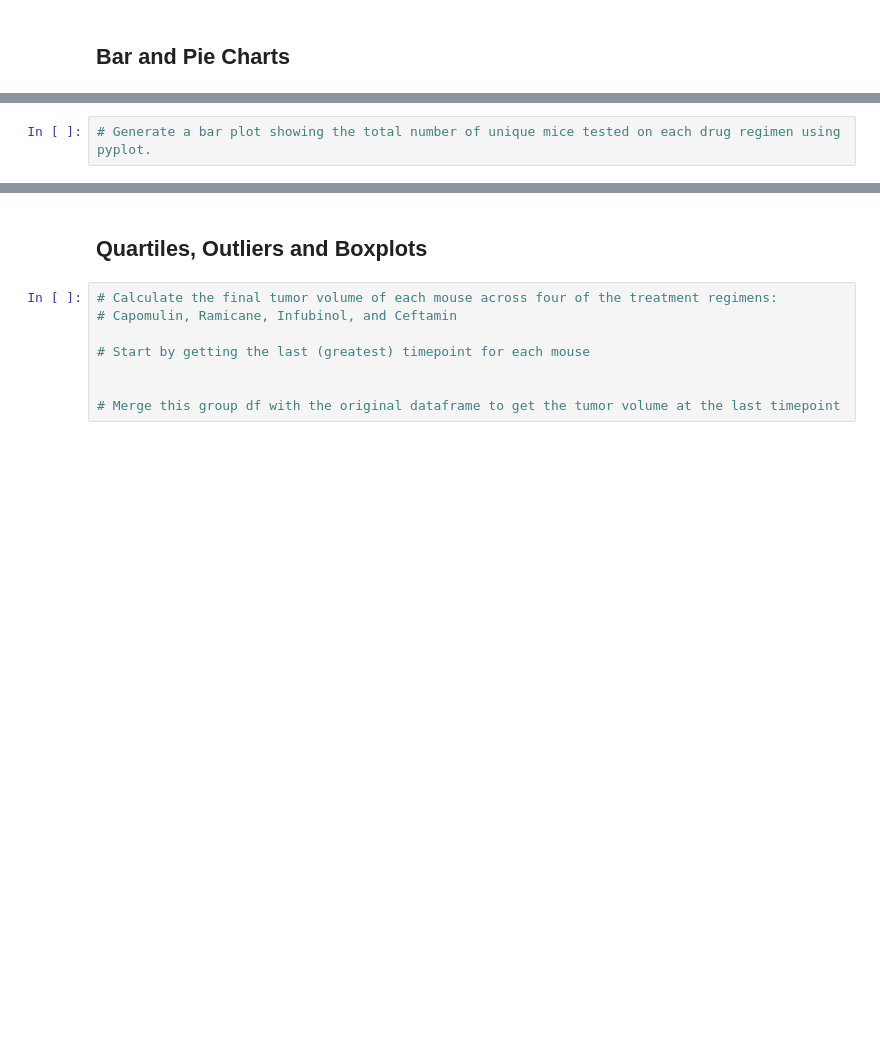
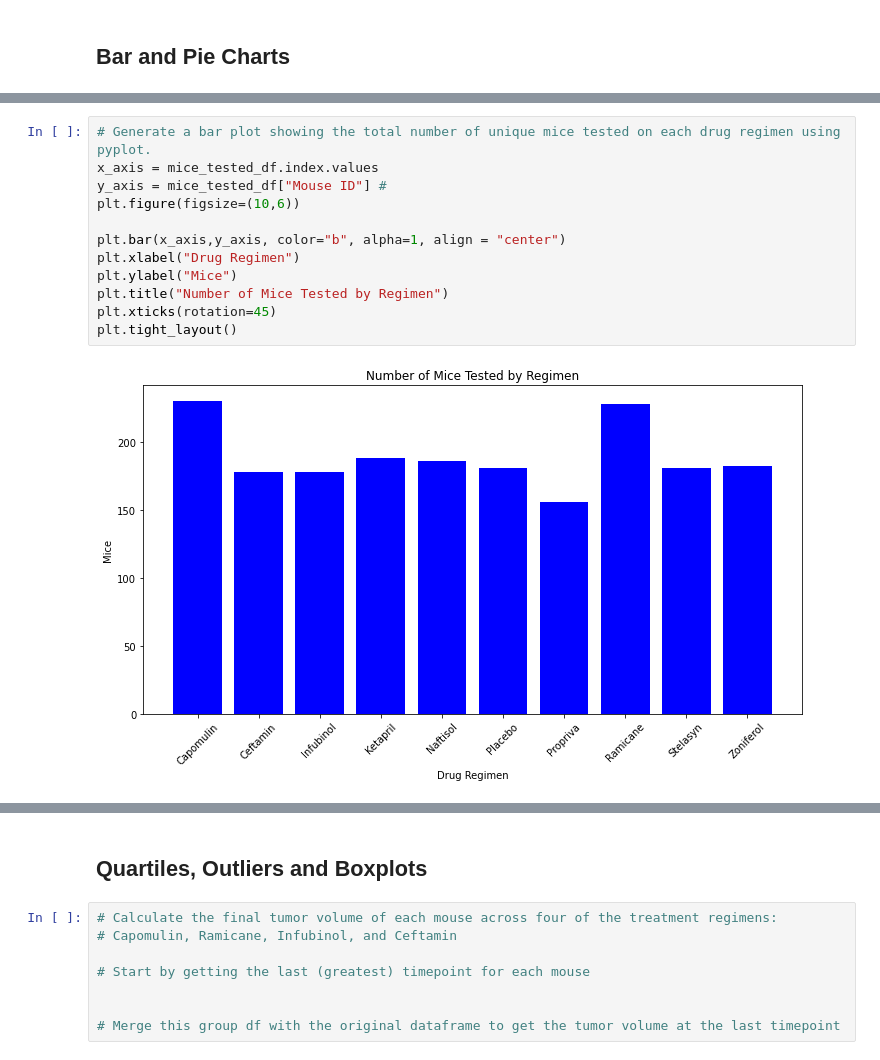
Before and after one commit to joe-m-2020/Pymaceuticals, a Jupyter notebook: pymaceuticals_starter-checkpoint-checkpoint-checkpoint.ipynb, the cells around one changed output, grey strips where cells are left out. Drawn from its saved outputs; the diff is of its cells as text; blank space fills up the shorter version.

```diff
--- a/pymaceuticals_starter-checkpoint-checkpoint-checkpoint.ipynb
+++ b/pymaceuticals_starter-checkpoint-checkpoint-checkpoint.ipynb
@@ -169,2 +178,14 @@ KeyError: 'Regimen'
 # %%
 # Generate a bar plot showing the total number of unique mice tested on each drug regimen using pyplot.
+x_axis = mice_tested_df.index.values
+y_axis = mice_tested_df["Mouse ID"] #
+plt.figure(figsize=(10,6))
+
+plt.bar(x_axis,y_axis, color="b", alpha=1, align = "center")
+plt.xlabel("Drug Regimen")
+plt.ylabel("Mice")
+plt.title("Number of Mice Tested by Regimen")
+plt.xticks(rotation=45)
+plt.tight_layout()
+# %% [output]
+[figure, added]
```
Also changed, not shown: parts of 11 cells of this notebook.
